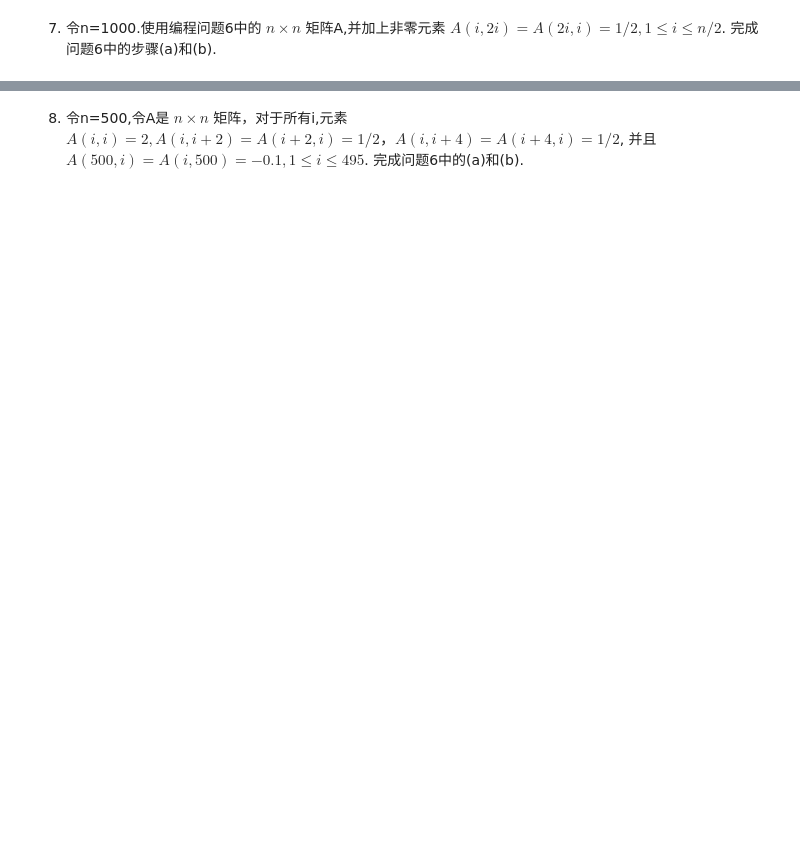
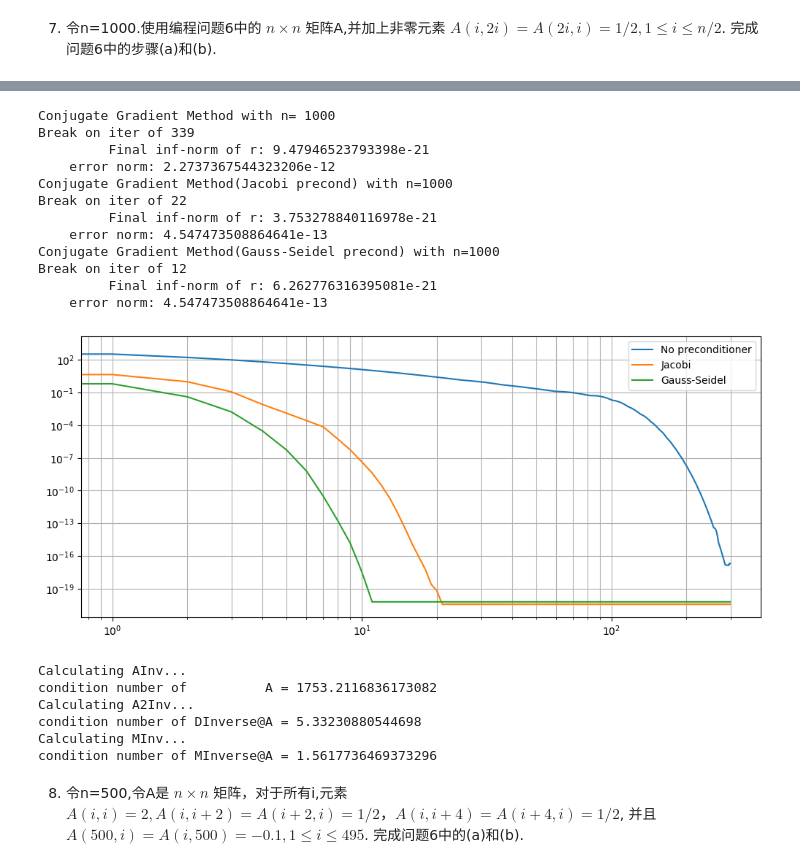
Before and after one commit to Pat-Tron/solution_of_numerical_analysis, a Jupyter notebook: exercise_02_06_Methods_for_Symmetric_Positive_Definite_Matrix.ipynb, the cells around one changed output, grey strips where cells are left out. Saved outputs shown, nothing was run; the diff lists cells and outputs as text; code cells hidden in the pictures; blank space fills up the shorter version.

```diff
--- a/exercise_02_06_Methods_for_Symmetric_Positive_Definite_Matrix.ipynb
+++ b/exercise_02_06_Methods_for_Symmetric_Positive_Definite_Matrix.ipynb
@@ -313,3 +364,11 @@ _ = ax.legend()
 # %% [markdown]
 7. 令n=1000.使用编程问题6中的 $n\times n$ 矩阵A,并加上非零元素 $A(i,2i)=A(2i,i)=1/2,1\leqslant i\leqslant n/2$.
 完成问题6中的步骤(a)和(b).
+# %%
+n = 1000
+A7 = A.copy()
+for i in range(500):
+    A7[i, 2*i+1] = .5
+    A7[2*i+1, i] = .5
+b7 = A7@np.ones(n)
+print(A7[:15, :15].toarray())
@@ -316,2 +391,36 @@ _ = ax.legend()
+# %%
+_, err_CG = ConjugateGradient(A7, b7, check=True, printOrNot=False, tolerance=1e-20)
+_, err_Jacobi = PreconditionerJacobi(A7, b7, check=True, printOrNot=False, tolerance=1e-20)
+_, err_GS = PreconditionerGS(A7, b7, check=True, printOrNot=False, tolerance=1e-20)
+
+fig, ax = plt.subplots(figsize=(12, 5))
+ax.loglog(range(300), err_CG[:300], label='No preconditioner')
+ax.loglog(range(300), np.hstack((err_Jacobi, np.full(300-len(err_Jacobi), err_Jacobi[-1]))), label='Jacobi')
+ax.loglog(range(300), np.hstack((err_GS, np.full(300-len(err_GS), err_GS[-1]))), label='Gauss-Seidel')
+ax.grid(which='both')
+_ = ax.legend()
+# %% [output]
+Conjugate Gradient Method with n= 1000
+Break on iter of 339
+         Final inf-norm of r: 9.47946523793398e-21
+    error norm: 2.2737367544323206e-12
+Conjugate Gradient Method(Jacobi precond) with n=1000
+Break on iter of 22
+         Final inf-norm of r: 3.753278840116978e-21
+    error norm: 4.547473508864641e-13
+Conjugate Gradient Method(Gauss-Seidel precond) with n=1000
+Break on iter of 12
+         Final inf-norm of r: 6.262776316395081e-21
+    error norm: 4.547473508864641e-13
+[figure, added]
+# %%
+PrintConditionNumber(A7)
+# %% [output]
+Calculating AInv...
+condition number of          A = 1753.2116836173082
+Calculating A2Inv...
+condition number of DInverse@A = 5.33230880544698
+Calculating MInv...
+condition number of MInverse@A = 1.5617736469373296
 # %% [markdown]
 8. 令n=500,令A是 $n\times n$ 矩阵，对于所有i,元素 $A(i,i)=2,A(i,i+2)=A(i+2,i)=1/2，A(i,i+4)=A(i+4,i)=1/2$, 并且 $A(500,i)=A(i,500)=-0.1, 1\leqslant i\leqslant 495$. 完成问题6中的(a)和(b).
```
Also changed, not shown: parts of 13 cells of this notebook.
